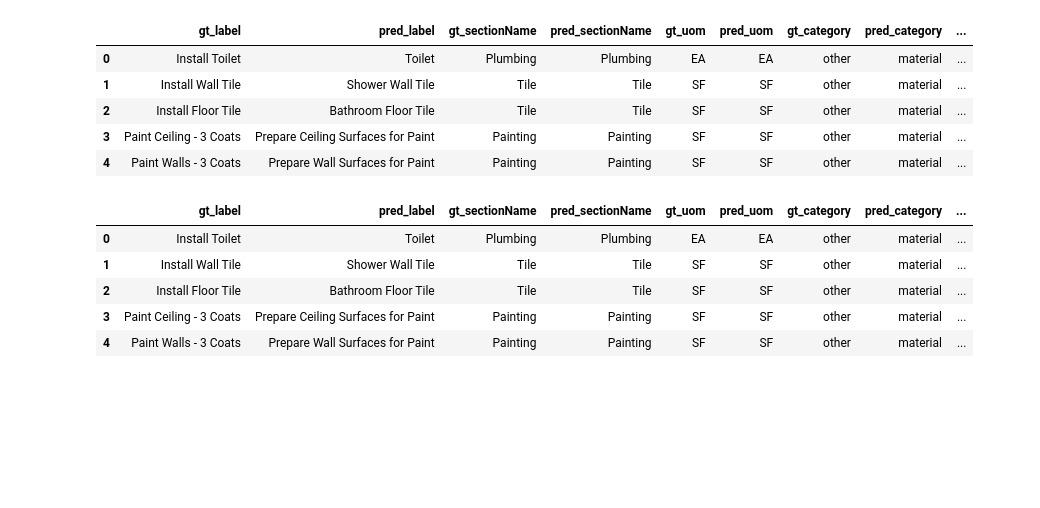
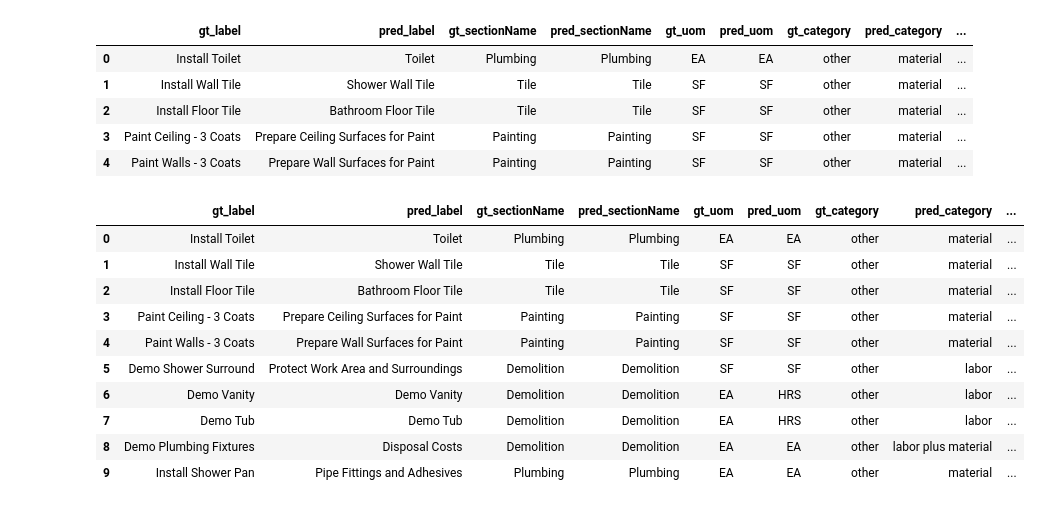
Before and after one commit to krzischp/handoff-eval, a Jupyter notebook: notebooks/evaluation.ipynb, the cells around one changed output. Cells and saved outputs as stored; diff of their text form; code cells hidden in the pictures; blank space fills up the shorter version.

```diff
--- a/notebooks/evaluation.ipynb
+++ b/notebooks/evaluation.ipynb
@@ -21,16 +21,16 @@ data_path = "../data/ai_ml_take_home"
 ground_truth_path = os.path.join(data_path, "ground_truth")
 model_outputs_path = os.path.join(data_path, "model_outputs")
 # %%
-ground_truth_data = handoff_eval.load_json_files(ground_truth_path)
-model_output_data = handoff_eval.load_json_files(model_outputs_path)
+ground_truth_data = handoff_eval.data_preparation.load_json_files(ground_truth_path)
+model_output_data = handoff_eval.data_preparation.load_json_files(model_outputs_path)
 # %% [markdown]
 # Evaluation run
 # %%
-run_number = 2
-load_run = True
-# load_run = False
-save_run = False
-# save_run = True
+run_number = 3
+# load_run = True
+load_run = False
+# save_run = False
+save_run = True
 
 eval_file_path = "../data/evaluations/matched_pairs_dict_" + str(run_number) + ".pkl"
 # %%
@@ -42,7 +42,7 @@ else:
     start_time = time.time()
 
     async def run_async_processing():
-        return await handoff_eval.process_all_models_async(model_output_data, ground_truth_data)
+        return await handoff_eval.data_preparation.process_all_models_async(model_output_data, ground_truth_data)
 
     matched_pairs_dict = await run_async_processing()
 
@@ -54,3 +54,4 @@ else:
         # Save the dictionary to a pickle file
         with open(eval_file_path, "wb") as f:
             pickle.dump(matched_pairs_dict, f)
+# process_all_models_async - total execution time: 41.90 seconds
@@ -108,7 +115,8 @@ agg_recall
 # %% [markdown]
 # Simple example to illustrate the methodology
 # %%
-sel_cols = [col for pair in [(f"gt_{key}", f"pred_{key}") for key in handoff_eval.line_item_info] for col in pair]
+from handoff_eval.constants import LINE_ITEM_INFO
+sel_cols = [col for pair in [(f"gt_{key}", f"pred_{key}") for key in LINE_ITEM_INFO] for col in pair]
 # %%
 matched_pairs_dict["2"]["example_01"]["matched_pairs_data"][sel_cols].head()
 # %% [output]
@@ -121,14 +129,19 @@ matched_pairs_dict["2"]["example_01"]["matched_pairs_data"][sel_cols].head()
 # %%
 import pandas as pd
 pd.set_option("display.max_colwidth", None)  # Show full text in all columns
 
-matched_pairs_dict["2"]["example_01"]["matched_pairs_data"][sel_cols[:8] + ["similar_task", "justification"]].head()
+matched_pairs_dict["2"]["example_01"]["matched_pairs_data"][sel_cols[:8] + ["similar_task", "justification"]].head(10)
 # %% [output]
 |  | gt_label | pred_label | gt_sectionName | pred_sectionName | gt_uom | pred_uom | gt_category | pred_category | ... |
 | 0 | Install Toilet | Toilet | Plumbing | Plumbing | EA | EA | other | material | ... |
 | 1 | Install Wall Tile | Shower Wall Tile | Tile | Tile | SF | SF | other | material | ... |
 | 2 | Install Floor Tile | Bathroom Floor Tile | Tile | Tile | SF | SF | other | material | ... |
 | 3 | Paint Ceiling - 3 Coats | Prepare Ceiling Surfaces for Paint | Painting | Painting | SF | SF | other | material | ... |
 | 4 | Paint Walls - 3 Coats | Prepare Wall Surfaces for Paint | Painting | Painting | SF | SF | other | material | ... |
+| 5 | Demo Shower Surround | Protect Work Area and Surroundings | Demolition | Demolition | SF | SF | other | labor | ... |
+| 6 | Demo Vanity | Demo Vanity | Demolition | Demolition | EA | HRS | other | labor | ... |
+| 7 | Demo Tub | Demo Tub | Demolition | Demolition | EA | HRS | other | labor | ... |
+| 8 | Demo Plumbing Fixtures | Disposal Costs | Demolition | Demolition | EA | EA | other | labor plus material | ... |
+| 9 | Install Shower Pan | Pipe Fittings and Adhesives | Plumbing | Plumbing | EA | EA | other | material | ... |
 # %%
 pd.reset_option("display.max_colwidth")
```
Also changed, not shown: parts of 4 cells of this notebook, 6 other files.
